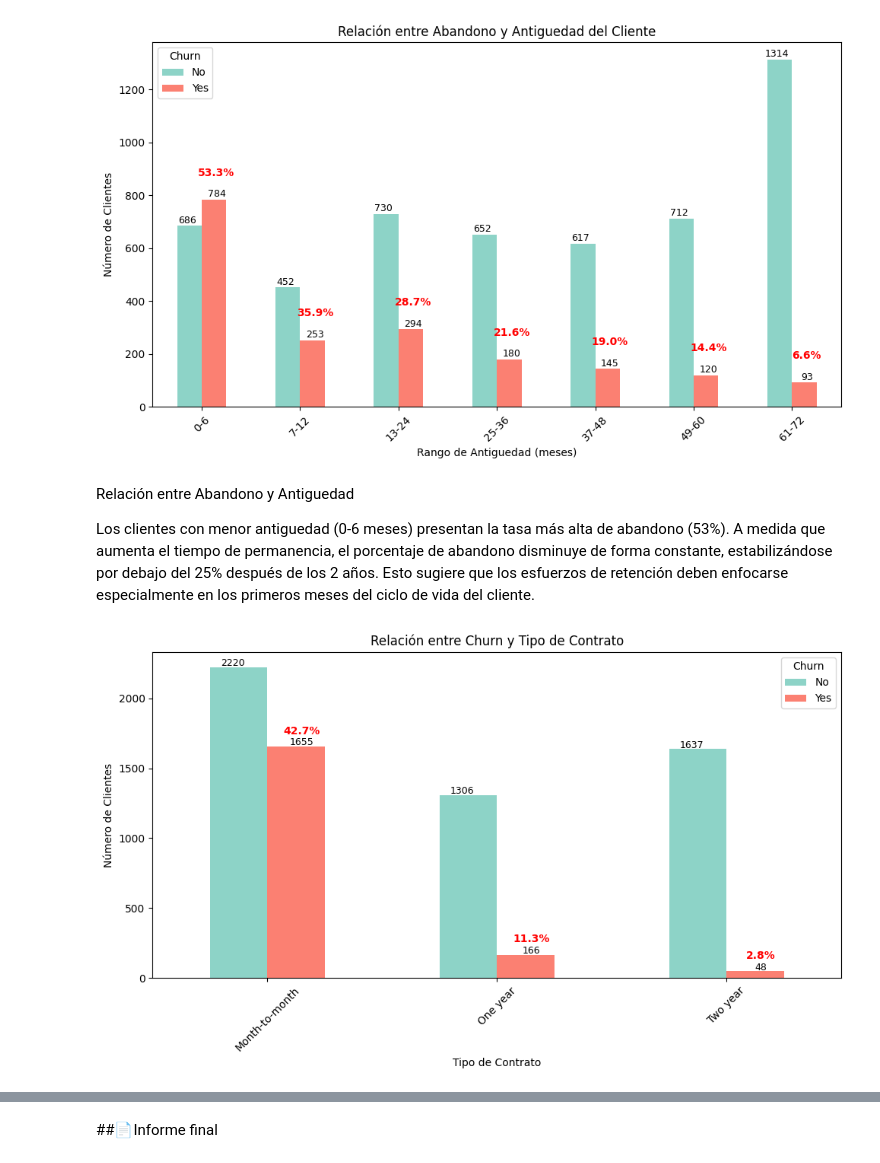
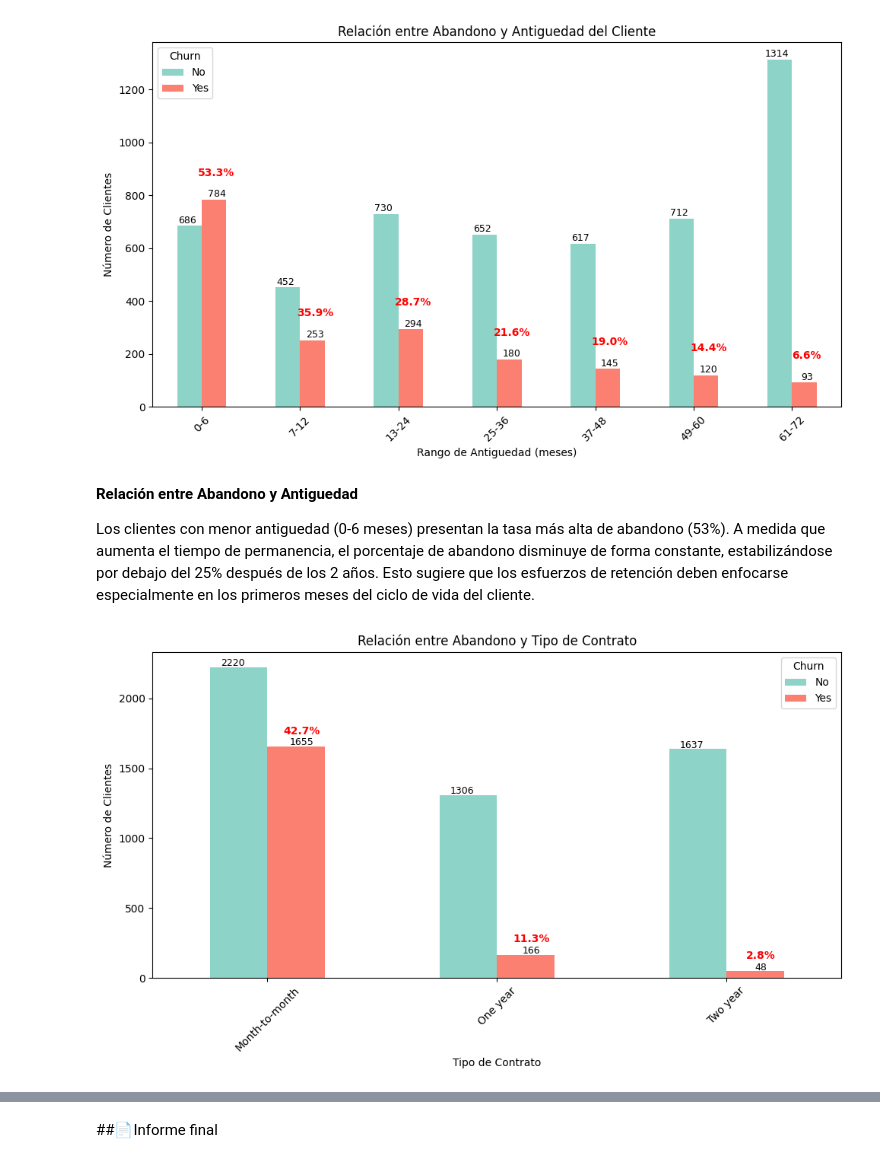
Before and after one commit to JonathanPuertaG/Challenge2-TelecomX, a Jupyter notebook: Challenge_Telecom_X.ipynb, the cells around one changed output, grey strips where cells are left out. Drawn from its saved outputs; the diff is of its cells as text; code cells hidden in the pictures.

```diff
--- a/Challenge_Telecom_X.ipynb
+++ b/Challenge_Telecom_X.ipynb
@@ -351,11 +351,11 @@ graficar_abandono('rango_tenure', 'Relación entre Abandono y Antiguedad del Cli
 # %% [output]
 [figure]
 # %% [markdown]
-Relación entre Abandono y Antiguedad
+**Relación entre Abandono y Antiguedad**
 
 Los clientes con menor antiguedad (0-6 meses) presentan la tasa más alta de abandono (53%). A medida que aumenta el tiempo de permanencia, el porcentaje de abandono disminuye de forma constante, estabilizándose por debajo del 25% después de los 2 años. Esto sugiere que los esfuerzos de retención deben enfocarse especialmente en los primeros meses del ciclo de vida del cliente.
 # %%
-graficar_abandono('Contract', 'Relación entre Churn y Tipo de Contrato', 'Tipo de Contrato')
+graficar_abandono('Contract', 'Relación entre Abandono y Tipo de Contrato', 'Tipo de Contrato')
 # %% [output]
-[figure, old version]
+[figure, new version]
 # %% [markdown]
```
Also changed, not shown: parts of 3 cells of this notebook.
